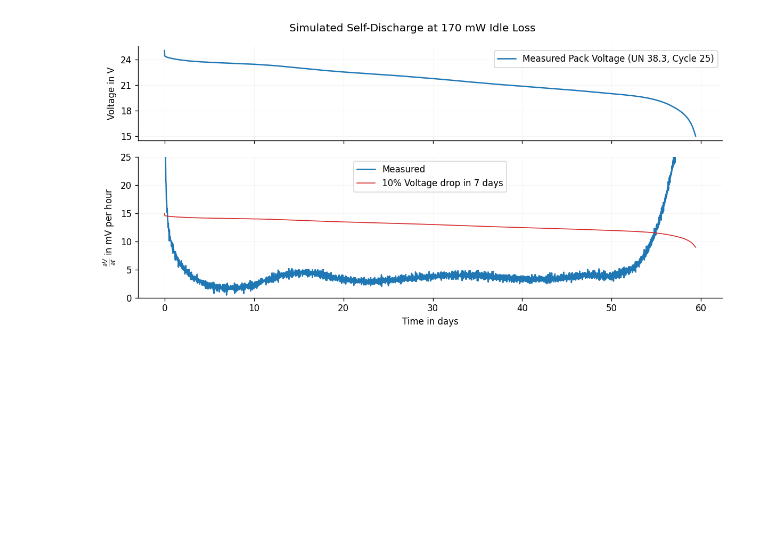
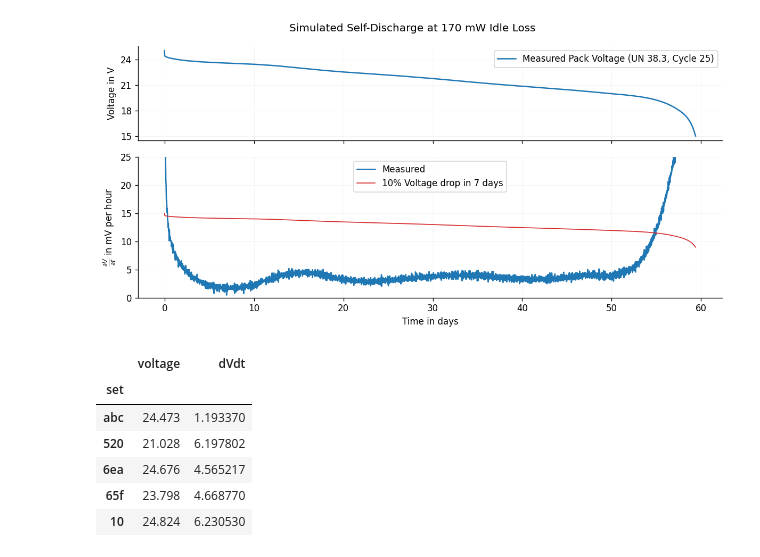
Before and after one commit to starcopter/pack-cycle-analysis, a Jupyter notebook: projects/self-discharge/Analysis.ipynb, the cells around one changed output. Saved outputs shown, nothing was run; the diff lists cells and outputs as text; code cells hidden in the pictures; blank space fills up the shorter version.

```diff
--- a/projects/self-discharge/Analysis.ipynb
+++ b/projects/self-discharge/Analysis.ipynb
@@ -118,3 +122,19 @@ fig.tight_layout()
 fig.savefig("img/self-discharge.png")
 # %% [output]
 [figure]
+# %%
+voltages = pd.read_csv("data/idle_voltages.csv", parse_dates=["time"])
+
+voltages["dt"] = voltages.groupby("set").time.diff()
+voltages["dV"] = voltages.groupby("set").voltage.diff()
+voltages["dVdt"] = -(voltages.dV * 1000) / (voltages.dt / pd.Timedelta(hours=1))
+
+voltages.loc[:, ["set", "voltage", "dVdt"]].dropna().set_index("set")
+# %% [output]
+|  | voltage | dVdt |
+| set |  |  |
+| abc | 24.473 | 1.193370 |
+| 520 | 21.028 | 6.197802 |
+| 6ea | 24.676 | 4.565217 |
+| 65f | 23.798 | 4.668770 |
+| 10 | 24.824 | 6.230530 |
```
Also changed, not shown: parts of 2 cells of this notebook, 3 other files.
